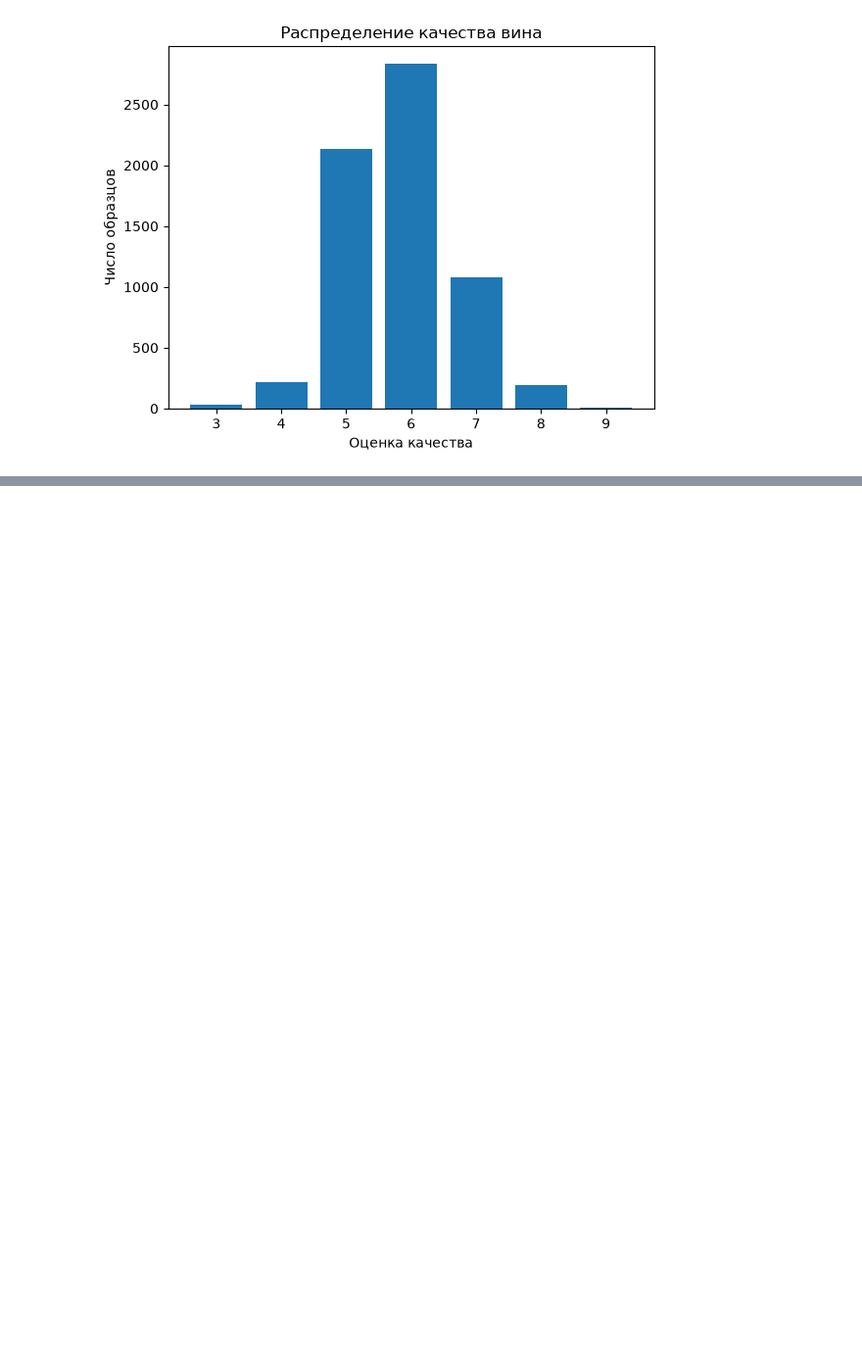
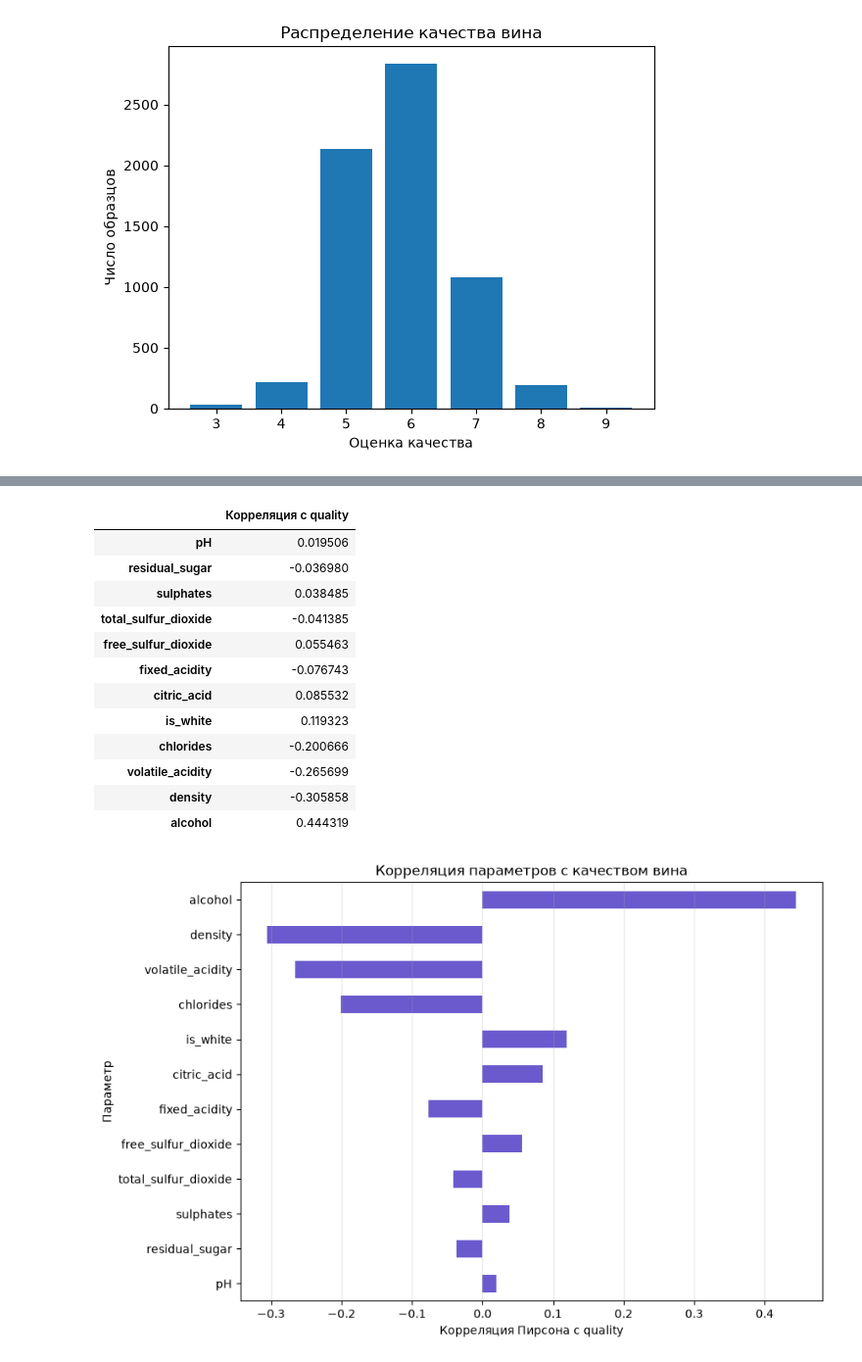
Before and after one commit to makinotori14/ml_labs, a Jupyter notebook: regression/solution/lab01.ipynb, the cells around one changed output, grey strips where cells are left out. Shown at 98% size. Saved outputs shown, nothing was run; the diff lists cells and outputs as text; code cells hidden in the pictures; blank space fills up the shorter version.

```diff
--- a/regression/solution/lab01.ipynb
+++ b/regression/solution/lab01.ipynb
@@ -261,0 +86,30 @@ Train RMSE ниже 0,7, однако CV RMSE выше, чем у исходно
+# %%
+# Для корреляции переведём булев признак цвета в числа: False = 0, True = 1.
+correlation_data = data.drop(columns="quality").copy()
+correlation_data["is_white"] = correlation_data["is_white"].astype(int)
+
+quality_correlations = correlation_data.corrwith(data["quality"]).sort_values(key=lambda values: values.abs())
+display(quality_correlations.rename("Корреляция с quality").to_frame())
+
+quality_correlations.sort_values(key=lambda values: values.abs()).plot(kind="barh", figsize=(9, 6), color="slateblue")
+plt.xlabel("Корреляция Пирсона с quality")
+plt.ylabel("Параметр")
+plt.title("Корреляция параметров с качеством вина")
+plt.grid(axis="x", alpha=0.3)
+plt.tight_layout()
+plt.show()
+# %% [output]
+|  | Корреляция с quality |
+| pH | 0.019506 |
+| residual_sugar | -0.036980 |
+| sulphates | 0.038485 |
+| total_sulfur_dioxide | -0.041385 |
+| free_sulfur_dioxide | 0.055463 |
+| fixed_acidity | -0.076743 |
+| citric_acid | 0.085532 |
+| is_white | 0.119323 |
+| chlorides | -0.200666 |
+| volatile_acidity | -0.265699 |
+| density | -0.305858 |
+| alcohol | 0.444319 |
+[figure, added]
```
Also changed, not shown: parts of 93 cells of this notebook.
